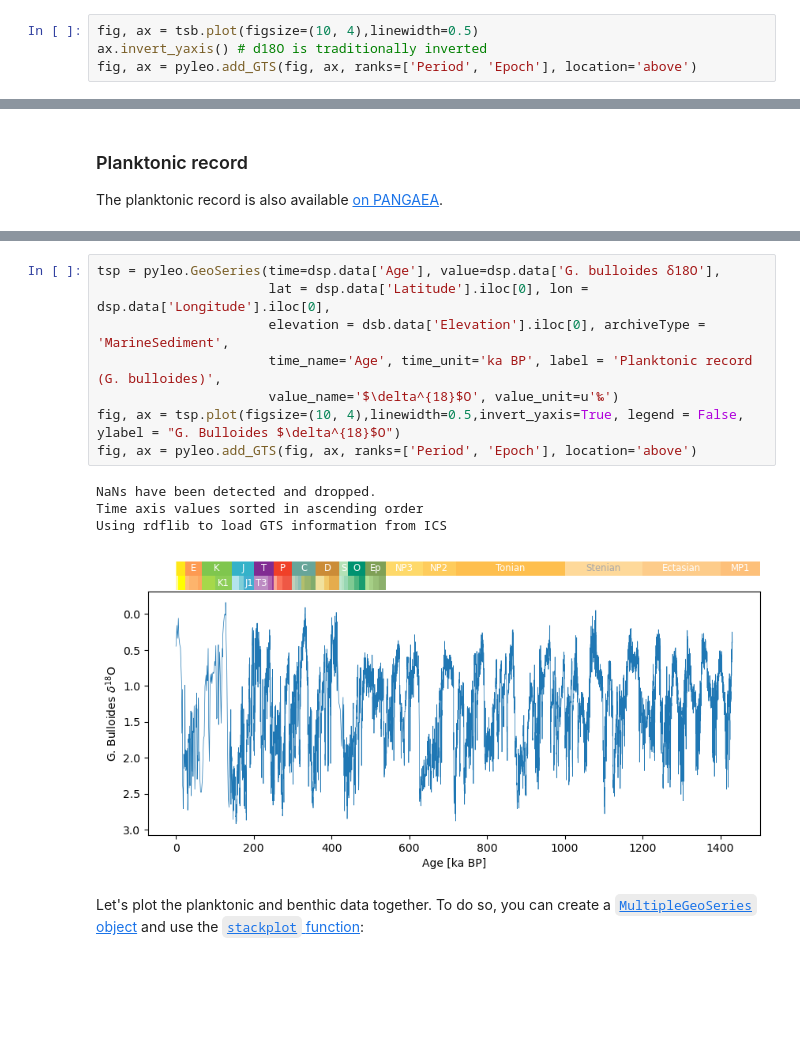
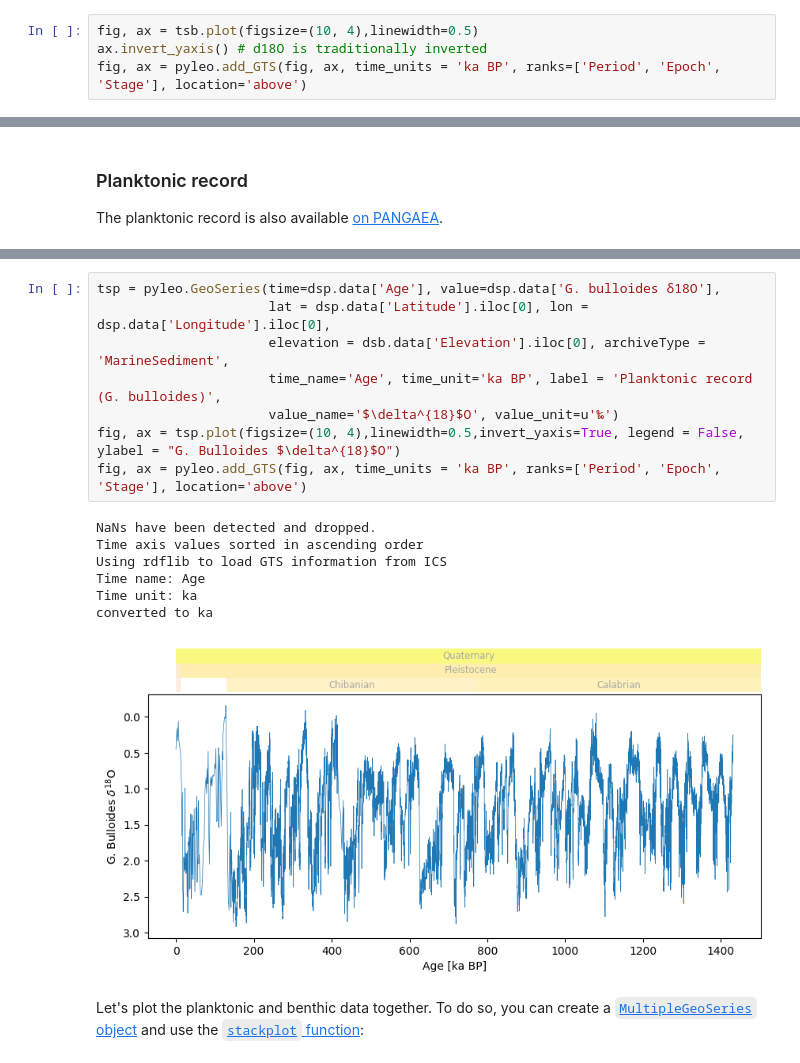
Before and after one commit to LinkedEarth/FreqFun, a Jupyter notebook: notebooks/04-IODP339-U1385.ipynb, the cells around one changed output, grey strips where cells are left out. Cells and saved outputs as stored; diff of their text form; blank space fills up the shorter version.

```diff
--- a/notebooks/04-IODP339-U1385.ipynb
+++ b/notebooks/04-IODP339-U1385.ipynb
@@ -128,6 +128,6 @@ You can also plot the timeseries with its appropriate geological era as such:
 # %%
 fig, ax = tsb.plot(figsize=(10, 4),linewidth=0.5)
 ax.invert_yaxis() # d18O is traditionally inverted
-fig, ax = pyleo.add_GTS(fig, ax, ranks=['Period', 'Epoch'], location='above')
+fig, ax = pyleo.add_GTS(fig, ax, time_units = 'ka BP', ranks=['Period', 'Epoch', 'Stage'], location='above')
 # %% [output]
 Using rdflib to load GTS information from ICS
@@ -151,16 +154,19 @@ Oxgyen and carbon isotope data for the planktonic foraminifera Globigerina bullo
 # %%
 tsp = pyleo.GeoSeries(time=dsp.data['Age'], value=dsp.data['G. bulloides δ18O'],
                       lat = dsp.data['Latitude'].iloc[0], lon = dsp.data['Longitude'].iloc[0],
                       elevation = dsb.data['Elevation'].iloc[0], archiveType = 'MarineSediment',
                       time_name='Age', time_unit='ka BP', label = 'Planktonic record (G. bulloides)',
                       value_name='$\delta^{18}$O', value_unit=u'‰')
 fig, ax = tsp.plot(figsize=(10, 4),linewidth=0.5,invert_yaxis=True, legend = False, ylabel = "G. Bulloides $\delta^{18}$O")
-fig, ax = pyleo.add_GTS(fig, ax, ranks=['Period', 'Epoch'], location='above')
+fig, ax = pyleo.add_GTS(fig, ax, time_units = 'ka BP', ranks=['Period', 'Epoch', 'Stage'], location='above')
 # %% [output]
 NaNs have been detected and dropped.
 Time axis values sorted in ascending order
 Using rdflib to load GTS information from ICS
+Time name: Age
+Time unit: ka
+converted to ka
-[figure, old version]
+[figure, new version]
 # %% [markdown]
 Let's plot the planktonic and benthic data together. To do so, you can create a [`MultipleGeoSeries` object](https://pyleoclim-util.readthedocs.io/en/latest/core/api.html#multiplegeoseries-pyleoclim-multiplegeoseries) and use the [`stackplot` function](https://pyleoclim-util.readthedocs.io/en/latest/core/api.html#pyleoclim.core.multipleseries.MultipleSeries.stackplot):
 # %%
```
Also changed, not shown: parts of 2 cells of this notebook.
